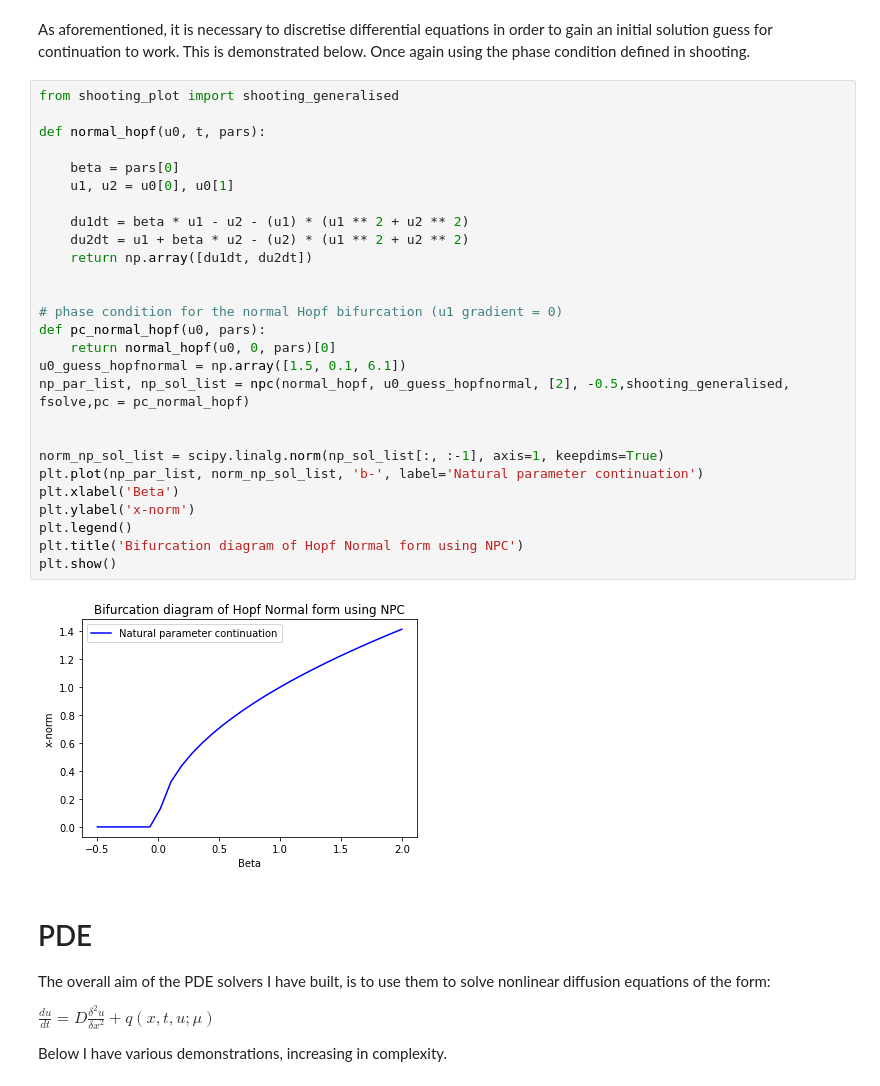
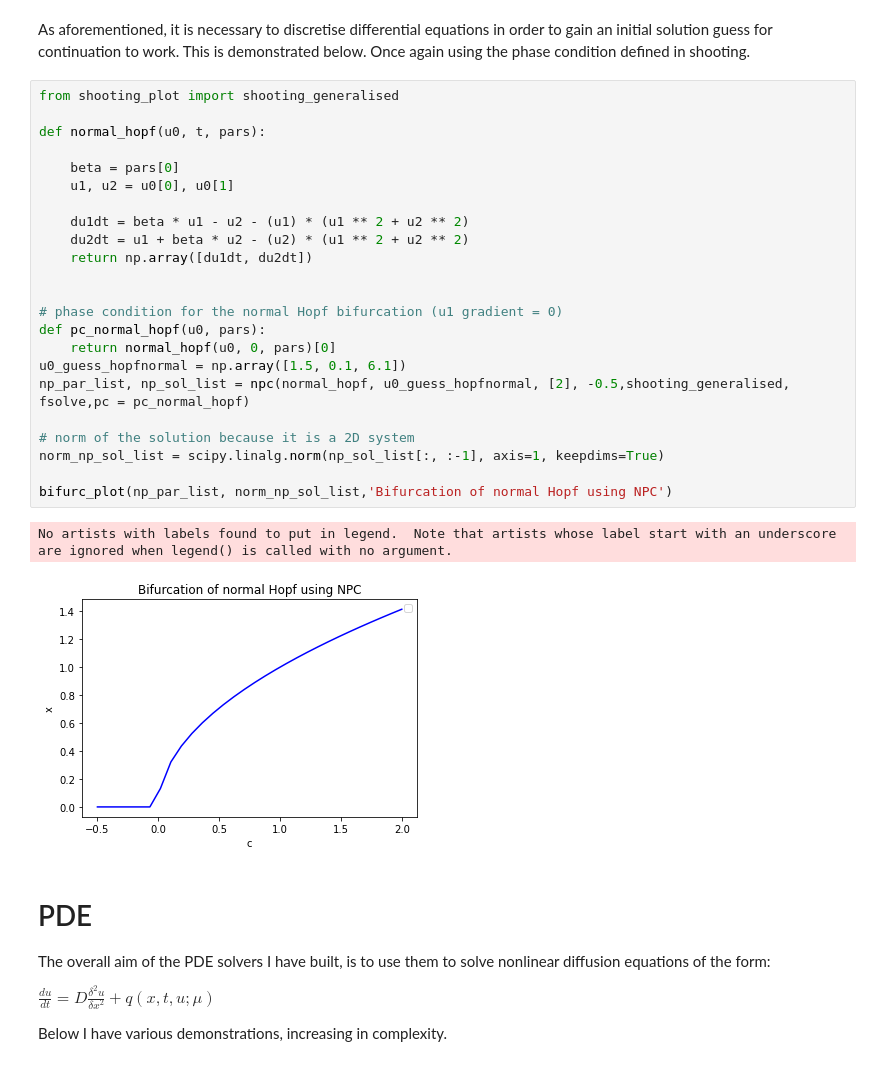
Before and after one commit to joesouber/EMAT30008, a Jupyter notebook: report.ipynb, the cells around one changed output. Saved outputs shown, nothing was run; the diff lists cells and outputs as text.

```diff
--- a/report.ipynb
+++ b/report.ipynb
@@ -343,32 +316,29 @@ As aforementioned, it is necessary to discretise differential equations in order
 # %%
 from shooting_plot import shooting_generalised
 
 def normal_hopf(u0, t, pars):
 
     beta = pars[0]
     u1, u2 = u0[0], u0[1]
 
     du1dt = beta * u1 - u2 - (u1) * (u1 ** 2 + u2 ** 2)
     du2dt = u1 + beta * u2 - (u2) * (u1 ** 2 + u2 ** 2)
     return np.array([du1dt, du2dt])
 
 
 # phase condition for the normal Hopf bifurcation (u1 gradient = 0)
 def pc_normal_hopf(u0, pars):
     return normal_hopf(u0, 0, pars)[0]
 u0_guess_hopfnormal = np.array([1.5, 0.1, 6.1])
 np_par_list, np_sol_list = npc(normal_hopf, u0_guess_hopfnormal, [2], -0.5,shooting_generalised, fsolve,pc = pc_normal_hopf)
 
+# norm of the solution because it is a 2D system
+norm_np_sol_list = scipy.linalg.norm(np_sol_list[:, :-1], axis=1, keepdims=True)
 
-norm_np_sol_list = scipy.linalg.norm(np_sol_list[:, :-1], axis=1, keepdims=True)
-plt.plot(np_par_list, norm_np_sol_list, 'b-', label='Natural parameter continuation')
-plt.xlabel('Beta')
-plt.ylabel('x-norm')
-plt.legend()
-plt.title('Bifurcation diagram of Hopf Normal form using NPC')
-plt.show()
+bifurc_plot(np_par_list, norm_np_sol_list,'Bifurcation of normal Hopf using NPC')
 # %% [output]
+No artists with labels found to put in legend.  Note that artists whose label start with an underscore are ignored when legend() is called with no argument.
-[figure, old version]
+[figure, new version]
 # %% [markdown]
 # PDE
 
```
Also changed, not shown: parts of 9 cells of this notebook.
